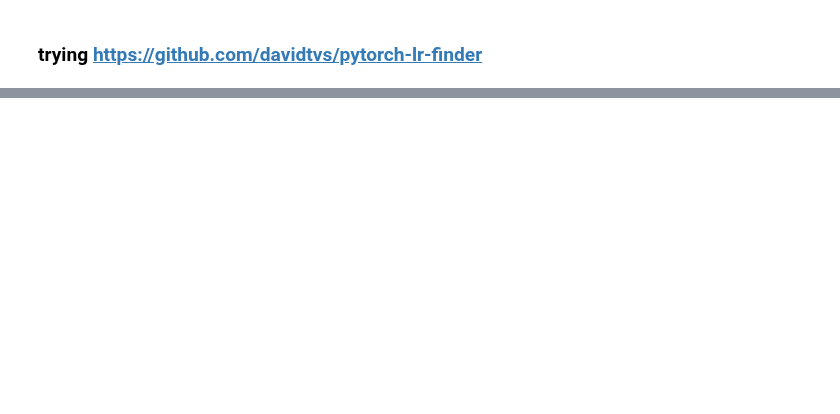
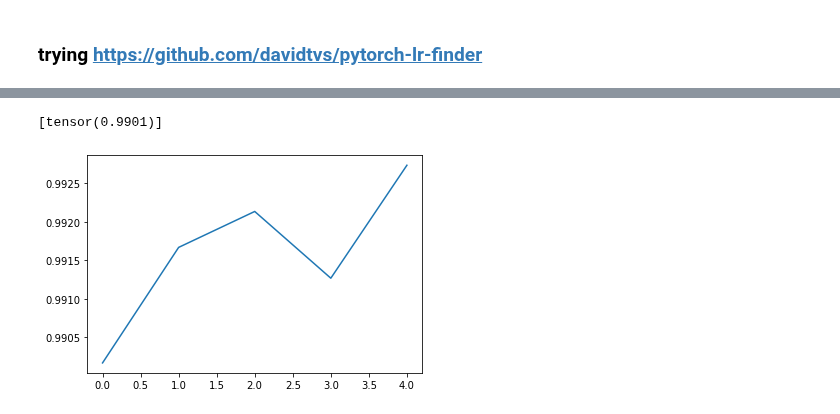
Before and after one commit to fanbyprinciple/d2l-fanbyprinciple, a Jupyter notebook: how_train_big_networks/trying to train cnn networks.ipynb, the cells around one changed output, grey strips where cells are left out. Cells and saved outputs as stored; diff of their text form; code cells hidden in the pictures; blank space fills up the shorter version.

Commit message:
need to train alex net

```diff
--- a/how_train_big_networks/trying to train cnn networks.ipynb
+++ b/how_train_big_networks/trying to train cnn networks.ipynb
@@ -355,0 +256,10 @@ train_net(lenet, lr=3.82e-01, num_epochs=10)
+# %%
+def accuracy(y_hat, y):
+    return (torch.argmax(y_hat, dim=1) == y).sum().float().mean()
+# %%
+lr = 0.5
+epochs=5
+
+loss_func = nn.CrossEntropyLoss()
+
+optimizer = torch.optim.SGD(lenet.parameters(), lr=lr)
@@ -355,0 +269,30 @@ train_net(lenet, lr=3.82e-01, num_epochs=10)
+# %%
+acc_arr = []
+for epoch in range(epochs):
+    acc_val = 0
+    number = 0
+    for X, y in train_dataloader:
+        X = X.to(device)
+        y = y.to(device)
+        pred = lenet(X)
+        l = loss_func(pred, y)
+
+        acc_val += accuracy(pred,y)
+        number += len(y)
+
+        optimizer.zero_grad()
+
+        l.backward()
+
+        optimizer.step()
+
+    acc_arr.append(acc_val.detach().cpu()/number)
+# %%
+acc_arr
+# %% [output]
+[tensor(0.9901)]
+# %%
+plt.plot(range(epochs), acc_arr)
+plt.show()
+# %% [output]
+[figure, added]
```
Also changed, not shown: parts of 14 cells of this notebook, 4 other files.
